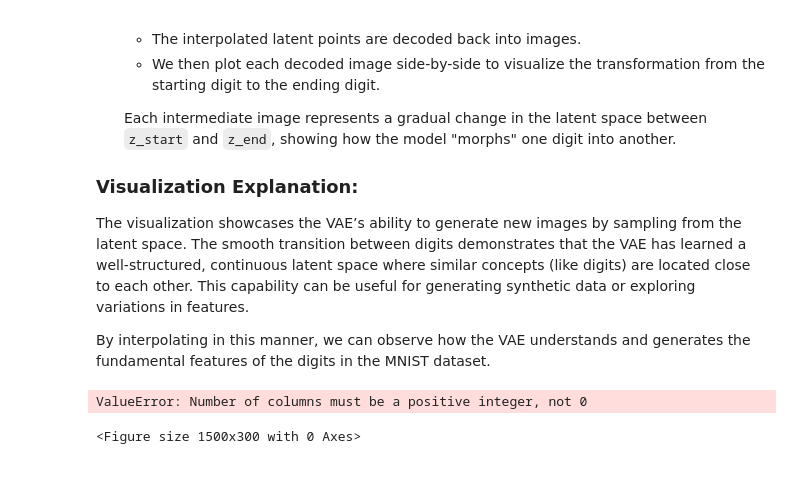
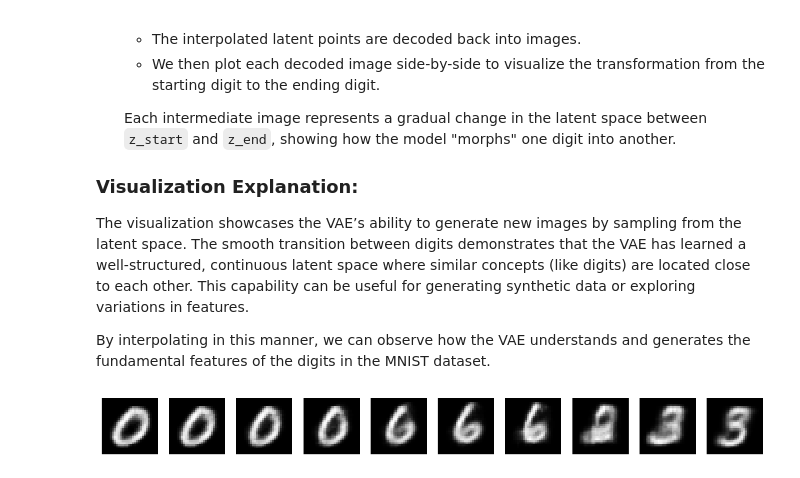
Before and after one commit to floflokie/SSL, a Jupyter notebook: TP_VAE_MNIST.ipynb, the cells around one changed output. Drawn from its saved outputs; the diff is of its cells as text; code cells hidden in the pictures.

Commit message:
[feat] plot

```diff
--- a/TP_VAE_MNIST.ipynb
+++ b/TP_VAE_MNIST.ipynb
@@ -85,10 +117,10 @@ class ConvVAE(nn.Module):
         self.encoder = nn.Sequential(
             # Input 1x28x28 -> Output 32x14x14
             nn.Conv2d(in_channels=1, out_channels=32, kernel_size=3, stride=2, padding=1),
-            nn.ReLU(),
+            nn.ReLU(inplace=True),
             # Input 32x14x14 -> Output 64x7x7
             nn.Conv2d(in_channels=32, out_channels=64, kernel_size=3, stride=2, padding=1),
-            nn.ReLU(),
+            nn.ReLU(inplace=True),
 
             # Input 64x7x7 -> Output 128x1x1
             nn.Conv2d(in_channels=64, out_channels=128, kernel_size=7),
@@ -323,28 +355,34 @@ By interpolating in this manner, we can observe how the VAE understands and gene
 # %%
 
 import matplotlib.pyplot as plt
+import numpy as np
 
 
 # Define the interpolation function
 def interpolate_and_generate(model, z_start, z_end, steps=10):
     # Create interpolation steps between two latent vectors
-
+    images = []
+    for alpha in np.linspace(0, 1, steps):
+        z = (1 - alpha) * z_start + alpha * z_end
     # Decode each interpolated point and store the images
-
+        img = model.decode(z.unsqueeze(0)).squeeze().cpu().numpy()
+        images.append(img)
     return images
 
 # Select two random digits to interpolate between
 model.eval()
 with torch.no_grad():
     # Pass the data directly without reshaping, as the model expects [1, 1, 28, 28]
+    z_start, _ = model.encode(train_dataset[1][0].unsqueeze(0).to(device))
+    z_end, _ = model.encode(train_dataset[7][0].unsqueeze(0).to(device))
+    images = interpolate_and_generate(model, z_start, z_end)
 
 
 # Plot interpolated images
 fig, axes = plt.subplots(1, len(images), figsize=(15, 3))
 for i, img in enumerate(images):
     axes[i].imshow(img, cmap="gray")
     axes[i].axis("off")
 plt.show()
 # %% [output]
-ValueError: Number of columns must be a positive integer, not 0
-<Figure size 1500x300 with 0 Axes>
+[figure, added]
```
Also changed, not shown: parts of 2 cells of this notebook.
